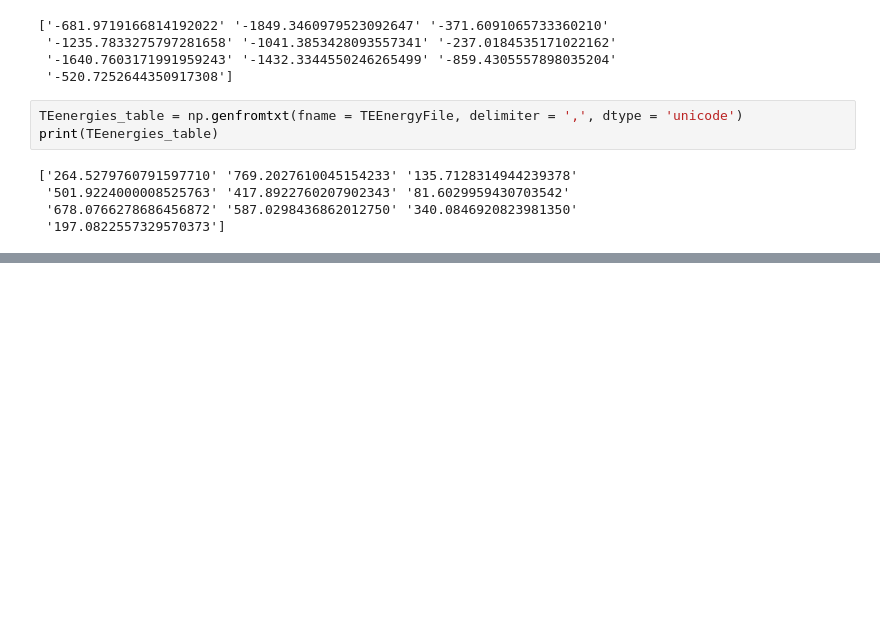
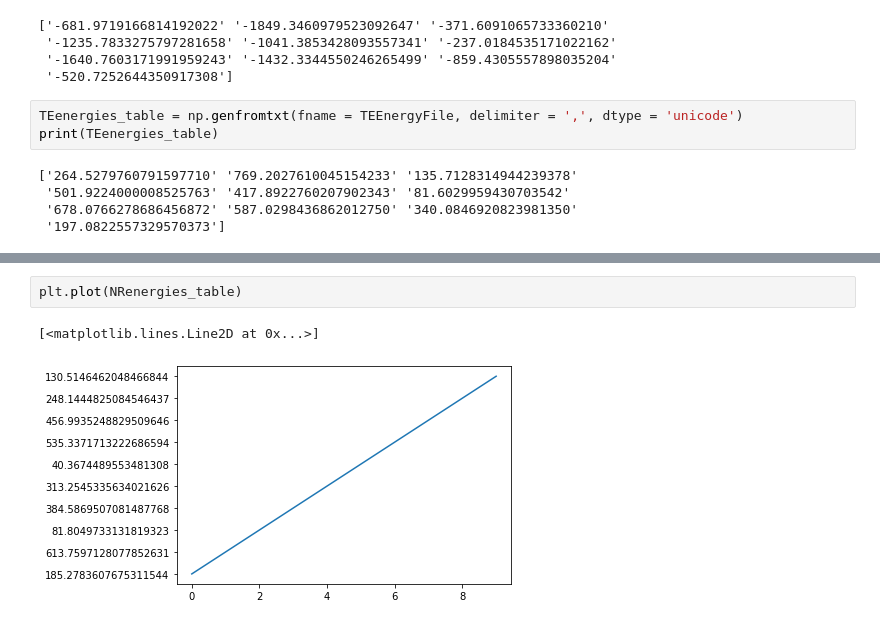
Before and after one commit to BPhi-ai/CS4635-Project-1, a Jupyter notebook: Project 1.ipynb, the cells around one changed output, grey strips where cells are left out. Saved outputs shown, nothing was run; the diff lists cells and outputs as text; blank space fills up the shorter version.

```diff
--- a/Project 1.ipynb
+++ b/Project 1.ipynb
@@ -98,0 +105,5 @@ print(TEenergies_table)
+# %%
+plt.plot(NRenergies_table)
+# %% [output]
+[<matplotlib.lines.Line2D at 0x...>]
+[figure, added]
```
Also changed, not shown: parts of 6 cells of this notebook.
